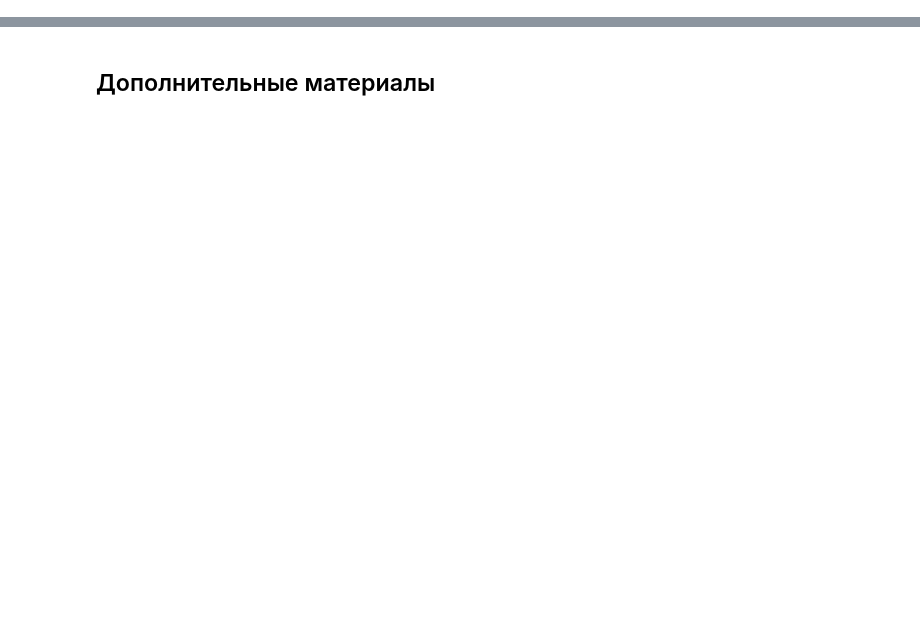
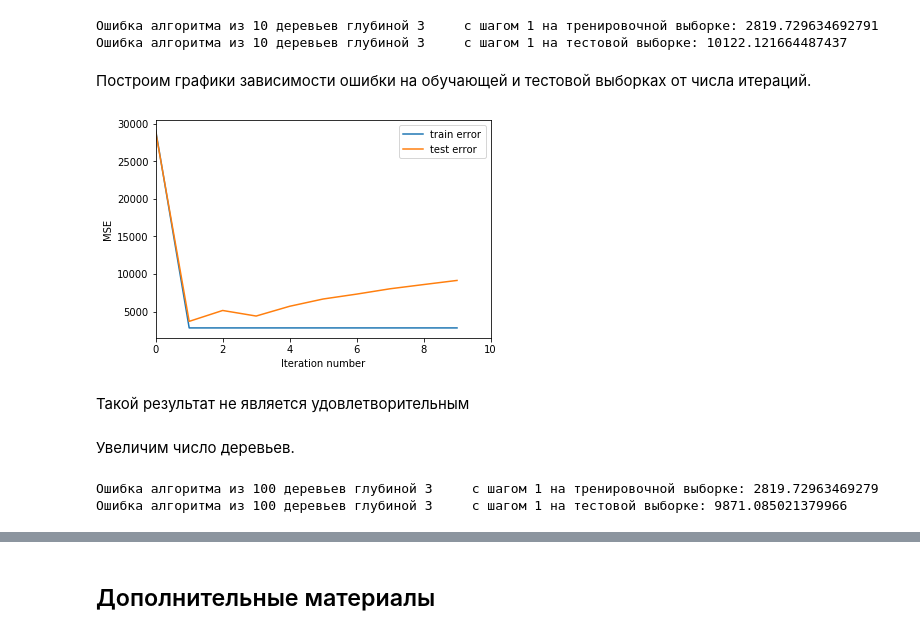
Before and after one commit to pugachdv/Geekbrains, a Jupyter notebook: Алгоритмы анализа данных_20200407/Урок 6. Градиентный бустинг (AdaBoost)/Lesson_6_practice.ipynb, the cells around one changed output, grey strips where cells are left out. Saved outputs shown, nothing was run; the diff lists cells and outputs as text; code cells hidden in the pictures; blank space fills up the shorter version.

```diff
--- a/Алгоритмы анализа данных_20200407/Урок 6. Градиентный бустинг (AdaBoost)/Lesson_6_practice.ipynb
+++ b/Алгоритмы анализа данных_20200407/Урок 6. Градиентный бустинг (AdaBoost)/Lesson_6_practice.ipynb
@@ -464,0 +25,6 @@ print(f'Точность случайного леса из {n_trees} дерев
+# %%
+def mean_squared_error(y_real, prediction):
+    return (sum((y_real - prediction)**2)) / len(y_real)
+# %%
+def deriv(y, z):
+    return 2*(y - z)
@@ -464,0 +69,15 @@ print(f'Точность случайного леса из {n_trees} дерев
+# %%
+# Число деревьев в ансамбле
+n_trees = 10
+
+# для простоты примем коэффициенты равными 1
+coefs = [1] * n_trees
+
+# Максимальная глубина деревьев
+max_depth = 3
+
+# Шаг
+eta = 1
+
+# %%time
+trees, train_errors, test_errors = gb_fit(n_trees, max_depth, X_train, X_test, y_train, y_test, coefs, eta)
@@ -464,0 +96,7 @@ print(f'Точность случайного леса из {n_trees} дерев
+# %%
+evaluate_alg(X_train, X_test, y_train, y_test, trees, coefs, eta)
+# %% [output]
+Ошибка алгоритма из 10 деревьев глубиной 3     с шагом 1 на тренировочной выборке: 2819.729634692791
+Ошибка алгоритма из 10 деревьев глубиной 3     с шагом 1 на тестовой выборке: 10122.121664487437
+# %% [markdown]
+Построим графики зависимости ошибки на обучающей и тестовой выборках от числа итераций.
@@ -464,0 +105,17 @@ print(f'Точность случайного леса из {n_trees} дерев
+# %%
+def get_error_plot(n_trees, train_err, test_err):
+    plt.xlabel('Iteration number')
+    plt.ylabel('MSE')
+    plt.xlim(0, n_trees)
+    plt.plot(list(range(n_trees)), train_err, label='train error')
+    plt.plot(list(range(n_trees)), test_err, label='test error')
+    plt.legend(loc='upper right')
+    plt.show()
+# %%
+get_error_plot(n_trees, train_errors, test_errors)
+# %% [output]
+[figure, added]
+# %% [markdown]
+Такой результат не является удовлетворительным
+# %% [markdown]
+Увеличим число деревьев.
@@ -464,0 +128,5 @@ print(f'Точность случайного леса из {n_trees} дерев
+# %%
+evaluate_alg(X_train, X_test, y_train, y_test, trees, coefs, eta)
+# %% [output]
+Ошибка алгоритма из 100 деревьев глубиной 3     с шагом 1 на тренировочной выборке: 2819.72963469279
+Ошибка алгоритма из 100 деревьев глубиной 3     с шагом 1 на тестовой выборке: 9871.085021379966
```
Also changed, not shown: parts of 169 cells of this notebook.
